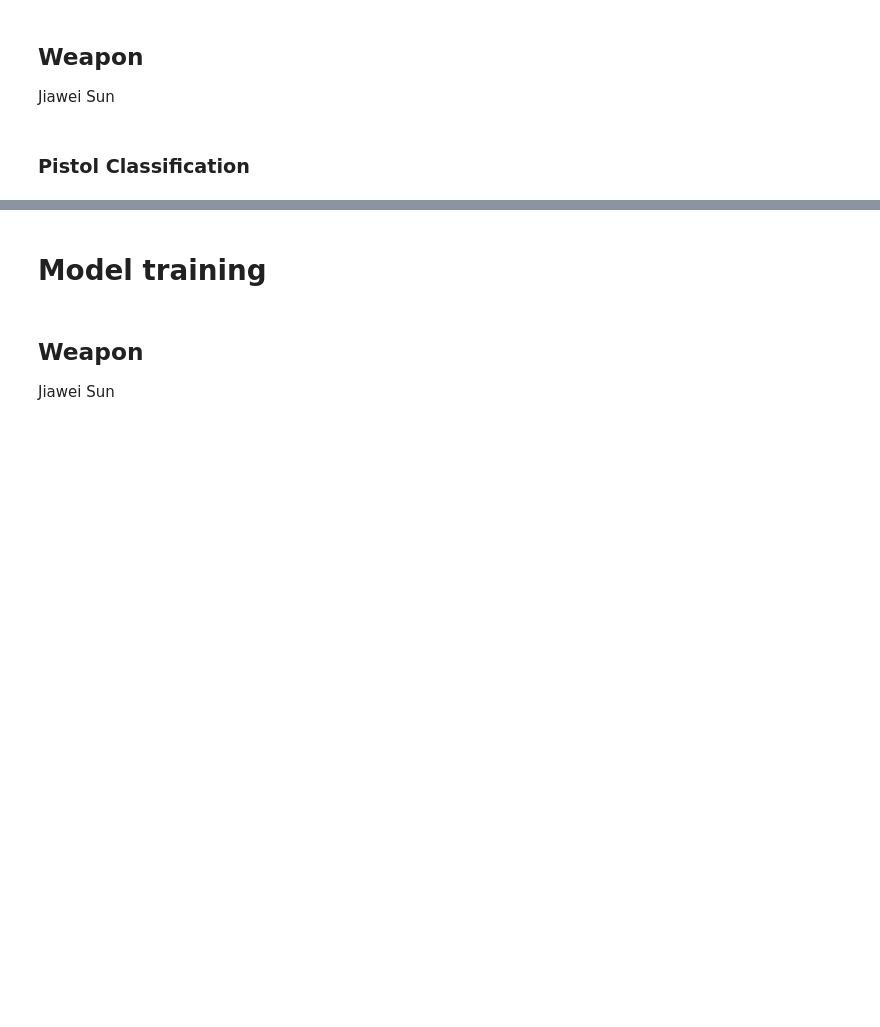
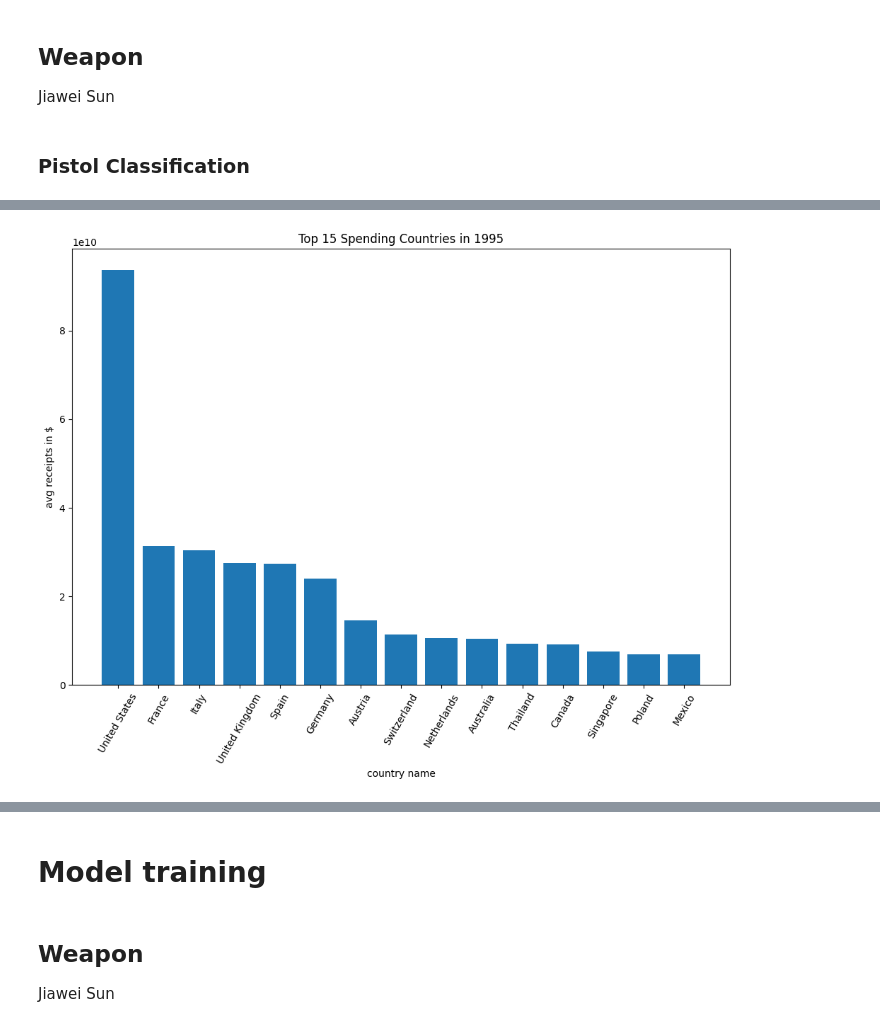
Before and after one commit to BU-Spark/ml-mit-evidence-analysis, a Jupyter notebook: EDA.ipynb, the cells around one changed output, grey strips where cells are left out. Cells and saved outputs as stored; diff of their text form; code cells hidden in the pictures; blank space fills up the shorter version.

Commit message:
added the EDA for IJB-C and International Tourism Receipts

```diff
--- a/EDA.ipynb
+++ b/EDA.ipynb
@@ -101,0 +116,3 @@ val_datagen = ImageDataGenerator(rescale=1./255)
+# %%
+receipts_df = pd.read_csv('/content/drive/MyDrive/dataset/Receipts/tourism-recipts.csv')
+print(receipts_df.head())
@@ -101,0 +126,6 @@ val_datagen = ImageDataGenerator(rescale=1./255)
+# %%
+# obtaining the lines for years 1995 to 2020
+year_df_list = []
+for year in range(1995, 2021):
+    year_df_list.append(receipts_df[receipts_df["year"] == year].reset_index(drop = True))
+year_df_list[ : 3]
@@ -101,0 +150,29 @@ val_datagen = ImageDataGenerator(rescale=1./255)
+# %%
+def graph_years_top_spending_countries(years_df: pd.DataFrame, num_top_countries: int, axes = None):
+    """ function which produces the bar graph for top num_top_countries in terms
+    of receipt value for a given year """
+
+    # if no axes provided, use default ones
+    if axes == None:
+        plt.figure(figsize = (12, 8))  # Specify your desired figure size here
+        axes = plt.gca()
+
+    # adjusting years_df if it is too large
+    num_unique_countries = years_df['name'].nunique()
+    num_top_countries = min(num_top_countries, num_unique_countries)
+
+    # obtaining averages and sorting
+    avg_spending = years_df.groupby('name')['value_$'].mean().reset_index()
+    top_avg_spending_sorted = avg_spending.sort_values('value_$', ascending = False).head(num_top_countries)
+
+    # graphing the results
+    axes.bar(top_avg_spending_sorted['name'], top_avg_spending_sorted['value_$'])
+    axes.set_xlabel('country name')
+    axes.set_ylabel('avg receipts in $')
+    axes.set_title(f'Top {num_top_countries} Spending Countries in {years_df["year"][0]}')
+    axes.tick_params(axis = 'x', rotation = 60)
+# %%
+# testing graph_years_top_spending_countries
+graph_years_top_spending_countries(year_df_list[0], 15)
+# %% [output]
+[figure, added]
```
Also changed, not shown: parts of 8 cells of this notebook.
